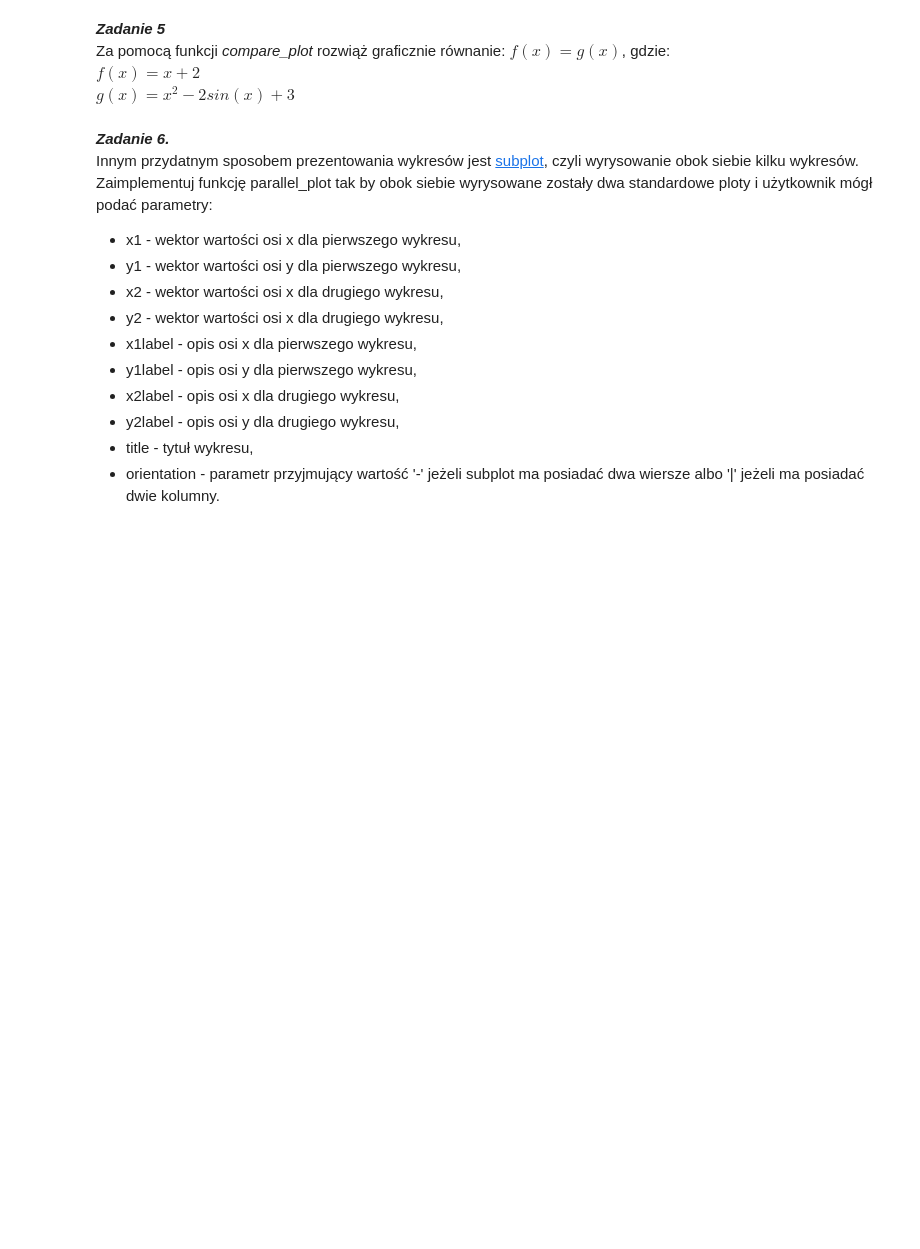
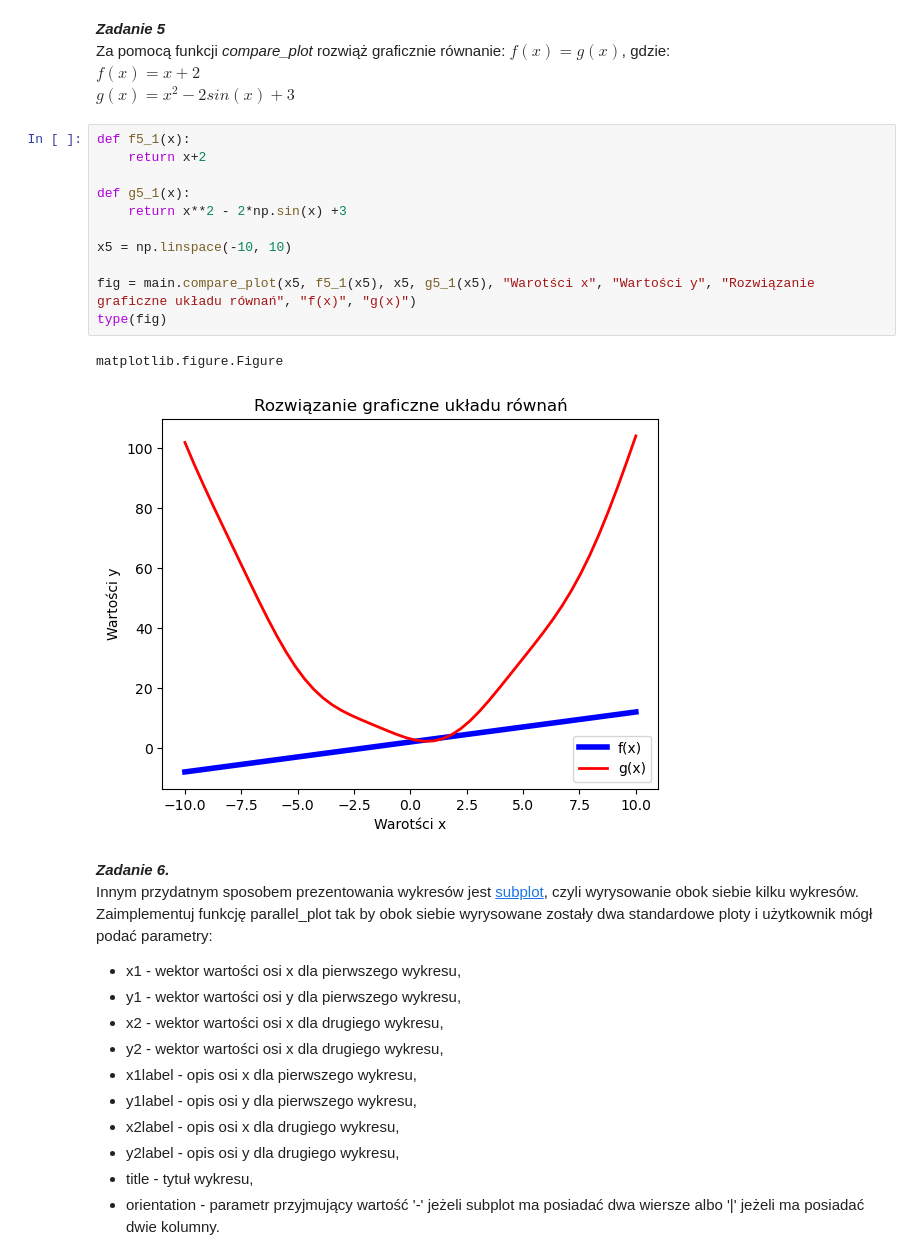
Before and after one commit to Maciej-Palka/MN-lab2, a Jupyter notebook: sprawozdanie.ipynb, the cells around one changed output. Drawn from its saved outputs; the diff is of its cells as text; blank space fills up the shorter version.

```diff
--- a/sprawozdanie.ipynb
+++ b/sprawozdanie.ipynb
@@ -171,6 +183,20 @@ Jeżeli nie da się wyrysować danych należy zwrócić wartość None.
 Za pomocą funkcji *compare\_plot* rozwiąż graficznie równanie: $f(x) = g(x)$, gdzie:
 $f(x) = x+2$
 $g(x) = x^2 -2sin(x) + 3$
+# %%
+def f5_1(x):
+    return x+2
+
+def g5_1(x):
+    return x**2 - 2*np.sin(x) +3
+
+x5 = np.linspace(-10, 10)
+
+fig = main.compare_plot(x5, f5_1(x5), x5, g5_1(x5), "Warotści x", "Wartości y", "Rozwiązanie graficzne układu równań", "f(x)", "g(x)")
+type(fig)
+# %% [output]
+matplotlib.figure.Figure
+[figure, added]
 # %% [markdown]
 ***Zadanie 6.***
 Innym przydatnym sposobem prezentowania wykresów jest [subplot](https://matplotlib.org/3.3.2/api/_as_gen/matplotlib.pyplot.subplot.html), czyli wyrysowanie obok siebie kilku wykresów. Zaimplementuj funkcję parallel_plot tak by obok siebie wyrysowane zostały dwa standardowe ploty i użytkownik mógł podać parametry:
```
Also changed, not shown: parts of 6 cells of this notebook, 1 other file.
